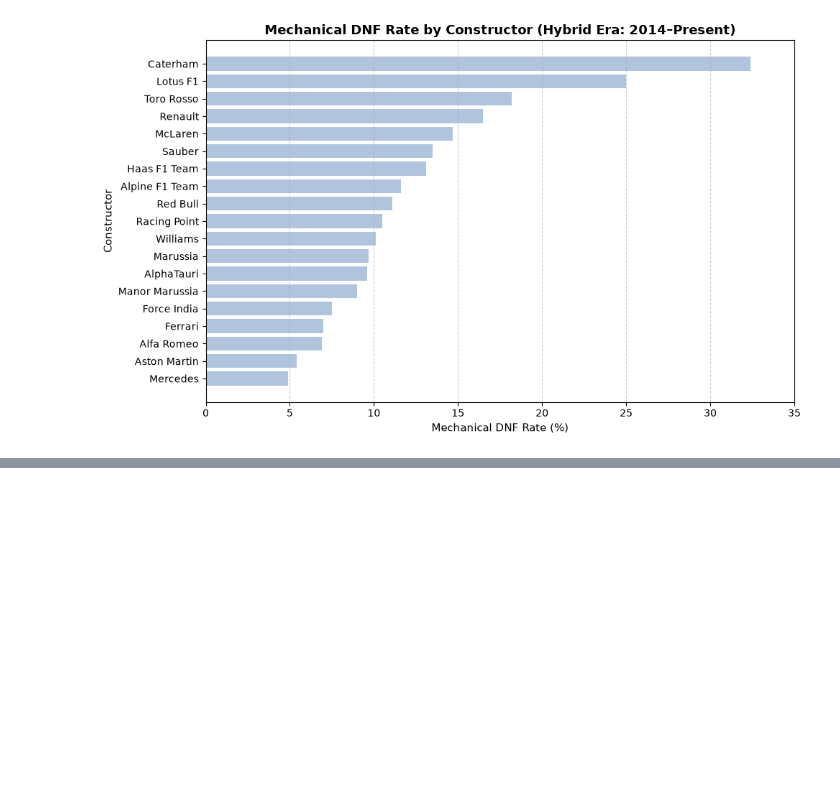
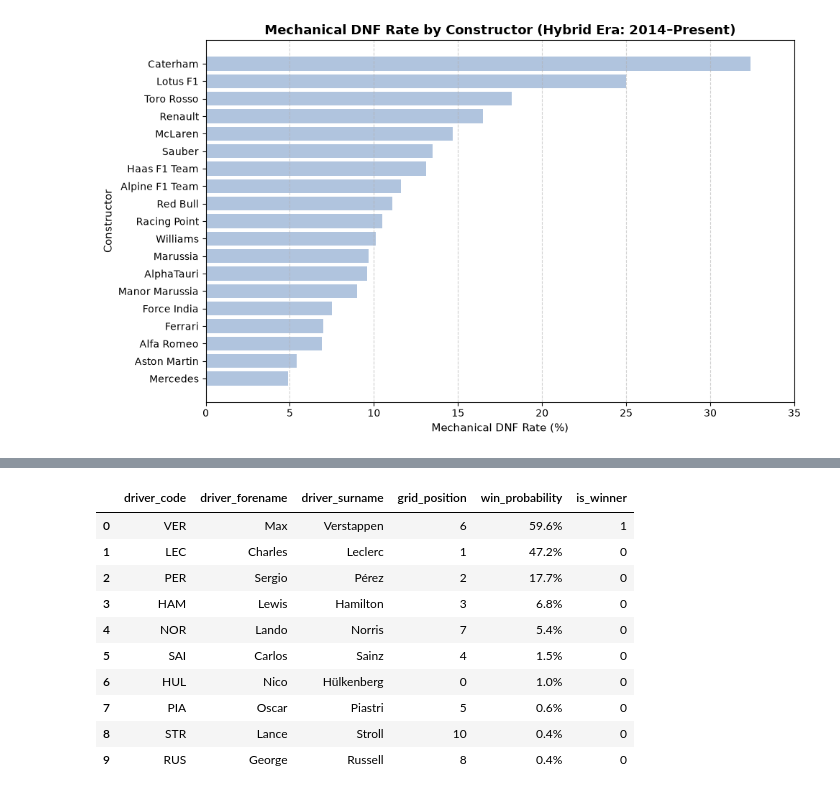
Before and after one commit to andreakrasko0-arch/f1-hybrid-era-analysis, a Jupyter notebook: f1_analysis.ipynb, the cells around one changed output, grey strips where cells are left out. Cells and saved outputs as stored; diff of their text form; code cells hidden in the pictures; blank space fills up the shorter version.

```diff
--- a/f1_analysis.ipynb
+++ b/f1_analysis.ipynb
@@ -154,0 +227,54 @@ Power unit resilience creates a high performance floor. While midfield teams lik
+# %%
+test_data = test_data.copy()
+test_data['win_probability'] = model.predict_proba(X_test)[:, 1]
+
+sample_race = test_data[
+    (test_data['year'] == 2023)
+    &
+    (test_data['round'] == test_data[test_data['year'] == 2023]['round'].max())
+]
+
+race_predictions = sample_race[
+    [
+        'driverId',
+        'grid_position',
+        'drivers_points',
+        'win_probability',
+        'is_winner',
+    ]
+].sort_values(by='win_probability', ascending=False)
+
+drivers = pd.read_csv('data/cleaned_drivers.csv')
+
+race_predictions['win_probability'] = (
+    race_predictions['win_probability'] * 100
+).round(1).astype(str) + '%'
+
+final_table = race_predictions.merge(
+    drivers[['driverId', 'driver_code', 'driver_forename', 'driver_surname']],
+    on='driverId',
+    how='left'
+)
+
+final_table = final_table[[
+    'driver_code',
+    'driver_forename',
+    'driver_surname',
+    'grid_position',
+    'win_probability',
+    'is_winner'
+]]
+
+display(final_table.head(10))
+# %% [output]
+|  | driver_code | driver_forename | driver_surname | grid_position | win_probability | is_winner |
+| 0 | VER | Max | Verstappen | 6 | 59.6% | 1 |
+| 1 | LEC | Charles | Leclerc | 1 | 47.2% | 0 |
+| 2 | PER | Sergio | Pérez | 2 | 17.7% | 0 |
+| 3 | HAM | Lewis | Hamilton | 3 | 6.8% | 0 |
+| 4 | NOR | Lando | Norris | 7 | 5.4% | 0 |
+| 5 | SAI | Carlos | Sainz | 4 | 1.5% | 0 |
+| 6 | HUL | Nico | Hülkenberg | 0 | 1.0% | 0 |
+| 7 | PIA | Oscar | Piastri | 5 | 0.6% | 0 |
+| 8 | STR | Lance | Stroll | 10 | 0.4% | 0 |
+| 9 | RUS | George | Russell | 8 | 0.4% | 0 |
```
Also changed, not shown: parts of 18 cells of this notebook, 1 other file.
